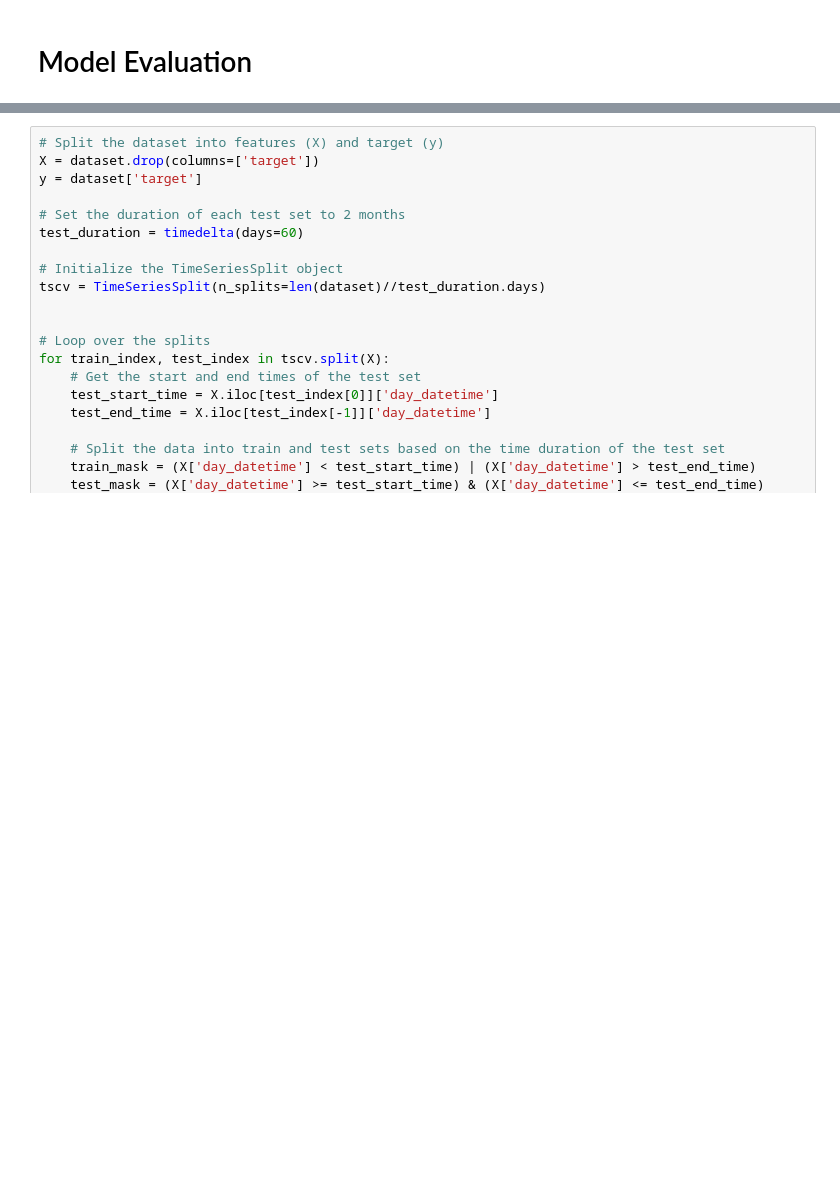
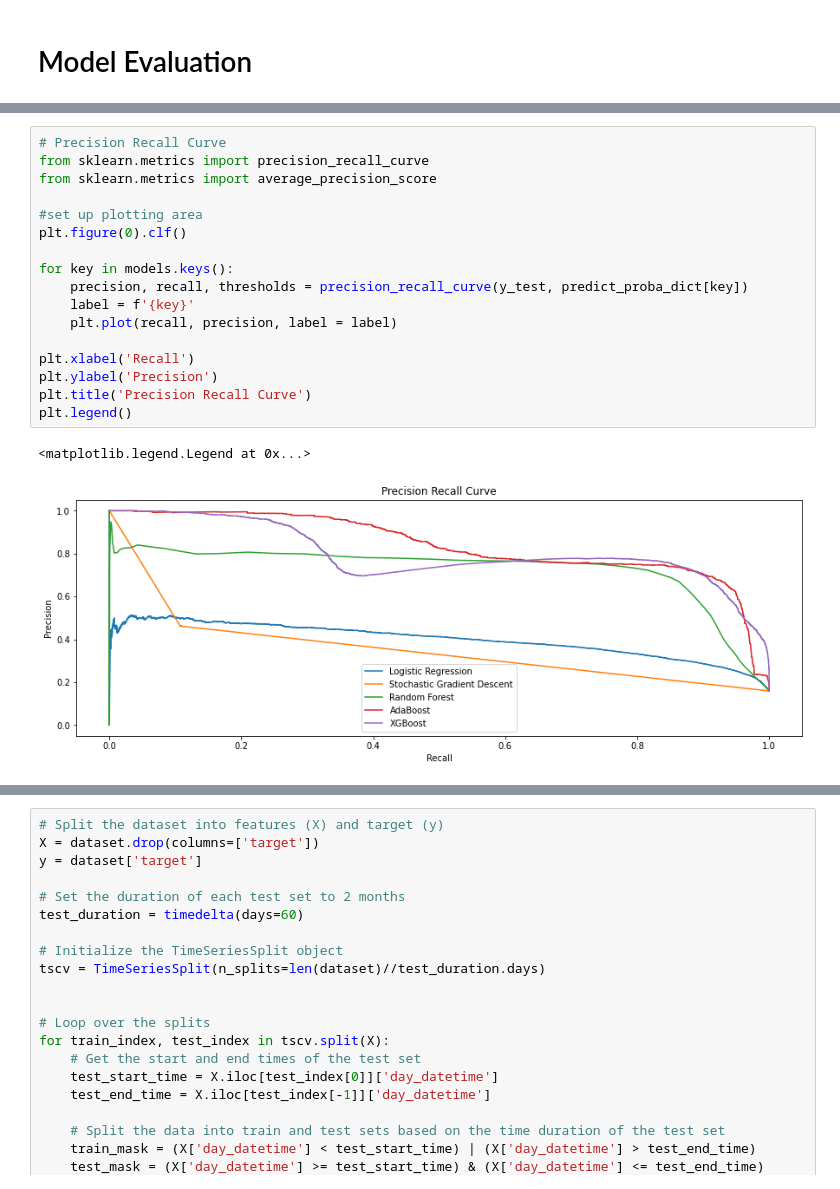
Before and after one commit to tmyroniuk/Naukma_api_project, a Jupyter notebook: 5. Model Training.ipynb, the cells around one changed output, grey strips where cells are left out. Saved outputs shown, nothing was run; the diff lists cells and outputs as text; blank space fills up the shorter version.

```diff
--- a/5. Model Training.ipynb
+++ b/5. Model Training.ipynb
@@ -310,0 +410,20 @@ weighted avg       0.92      0.92      0.92     45133
+# %%
+# Precision Recall Curve
+from sklearn.metrics import precision_recall_curve
+from sklearn.metrics import average_precision_score
+
+#set up plotting area
+plt.figure(0).clf()
+
+for key in models.keys():
+    precision, recall, thresholds = precision_recall_curve(y_test, predict_proba_dict[key])
+    label = f'{key}'
+    plt.plot(recall, precision, label = label)
+
+plt.xlabel('Recall')
+plt.ylabel('Precision')
+plt.title('Precision Recall Curve')
+plt.legend()
+# %% [output]
+<matplotlib.legend.Legend at 0x...>
+[figure, added]
```
Also changed, not shown: parts of 22 cells of this notebook.
